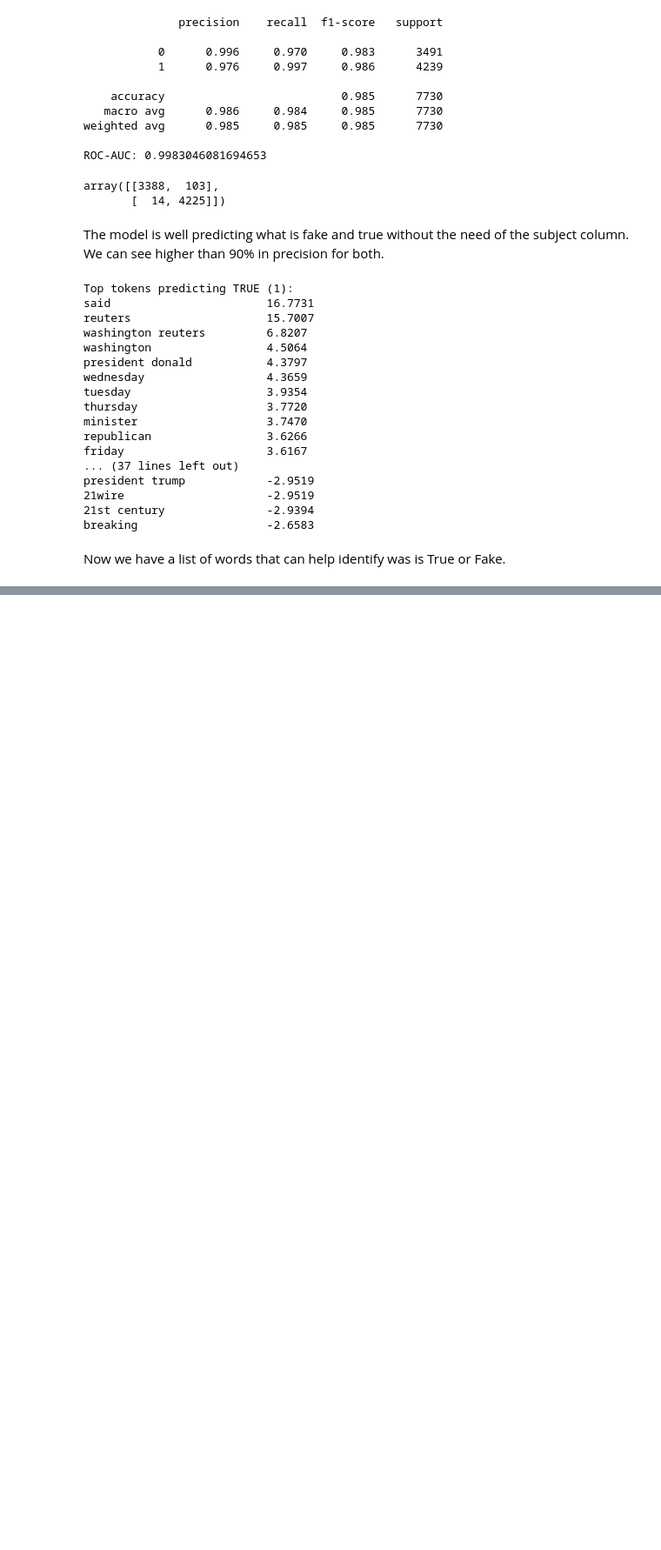
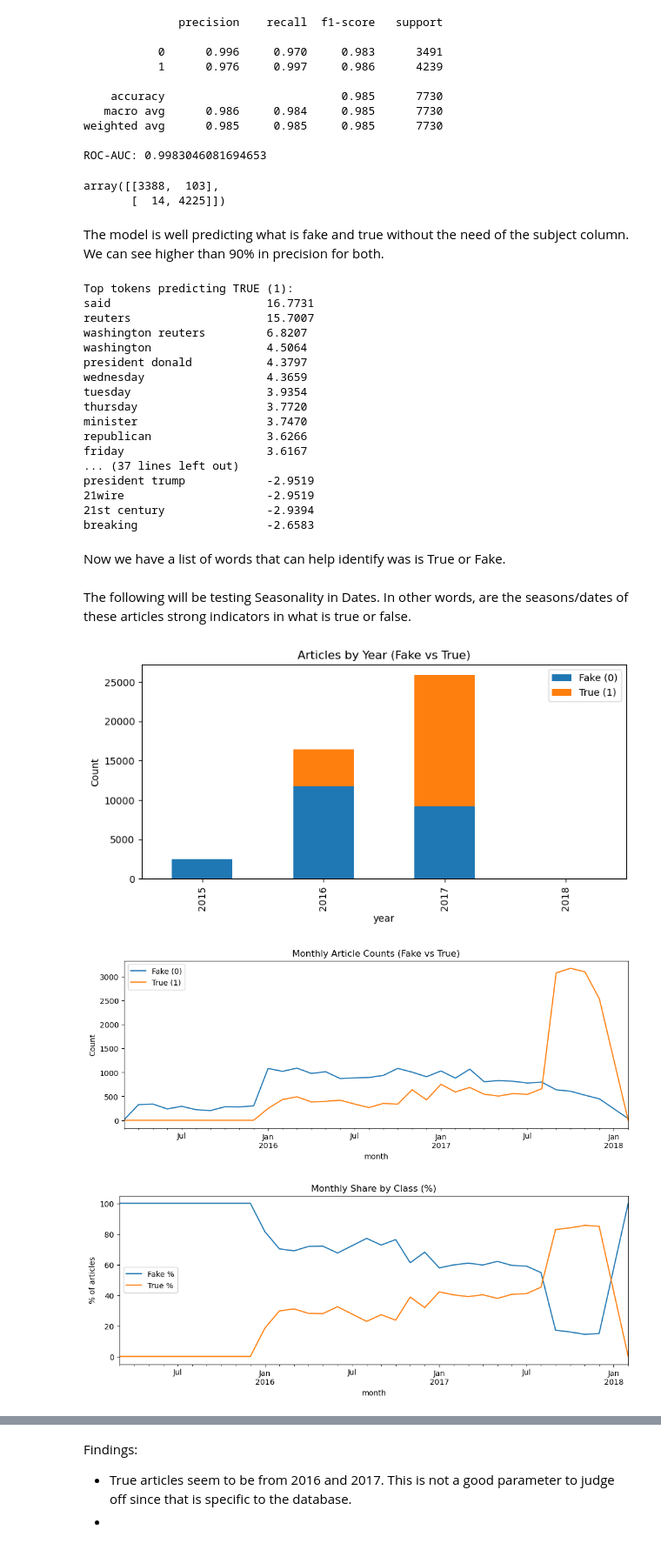
Before and after one commit to AlexandruSoroiu/accenture-ai-studio-fall2025, a Jupyter notebook: notebooks/eda_01.ipynb, the cells around one changed output, grey strips where cells are left out. Shown: that part at 87% size. Drawn from its saved outputs; the diff is of its cells as text; code cells hidden in the pictures; blank space fills up the shorter version.

```diff
--- a/notebooks/eda_01.ipynb
+++ b/notebooks/eda_01.ipynb
@@ -305,3 +370,43 @@ president trump            -2.9519
 breaking                   -2.6583
 # %% [markdown]
 Now we have a list of words that can help identify was is True or Fake.
+# %% [markdown]
+The following will be testing Seasonality in Dates. In other words, are the seasons/dates of these articles strong indicators in what is true or false.
+# %%
+#Yearly
+yearly = df_seasonal.groupby(["year","target"]).size().unstack(fill_value=0)
+
+ax = yearly.plot(kind="bar", stacked=True, figsize=(9,4),
+                 title="Articles by Year (Fake vs True)")
+ax.set_ylabel("Count")
+ax.legend(["Fake (0)", "True (1)"])
+plt.show()
+
+#Monthly counts
+monthly = df_seasonal.groupby([df_seasonal["month"], "target"]).size().unstack(fill_value=0)
+
+ax = monthly.plot(figsize=(12,4), title="Monthly Article Counts (Fake vs True)")
+ax.set_ylabel("Count")
+ax.legend(["Fake (0)", "True (1)"])
+plt.show()
+
+#Monthly % share
+monthly_pct = (monthly.div(monthly.sum(axis=1), axis=0) * 100).fillna(0)
+
+ax = monthly_pct.plot(figsize=(12,4), title="Monthly Share by Class (%)")
+ax.set_ylabel("% of articles")
+ax.legend(["Fake %", "True %"])
+plt.show()
+
+#Day of week counts
+order = ["Monday","Tuesday","Wednesday","Thursday","Friday","Saturday","Sunday"]
+dow = df_seasonal.groupby([df_seasonal["dow_name"], "target"]).size().unstack(fill_value=0).reindex(order)
+
+ax = dow.plot(kind="bar", figsize=(9,4), title="Articles by Day of Week (Fake vs True)")
+ax.set_ylabel("Count")
+ax.legend(["Fake (0)", "True (1)"])
+plt.show()
+# %% [output]
+[figure, added]
+[figure, added]
+[figure, added]
@@ -307,0 +414,4 @@ Now we have a list of words that can help identify was is True or Fake.
+# %% [markdown]
+Findings:
+- True articles seem to be from 2016 and 2017. This is not a good parameter to judge off since that is specific to the database.
+-
```
Also changed, not shown: parts of 6 cells of this notebook, 1 other file.
